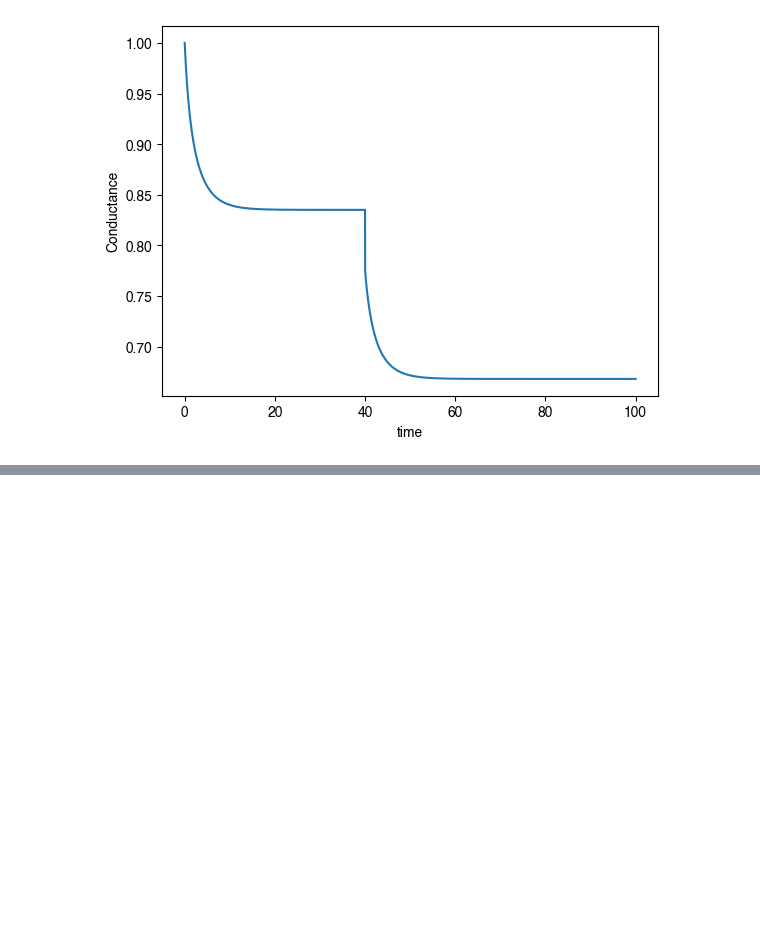
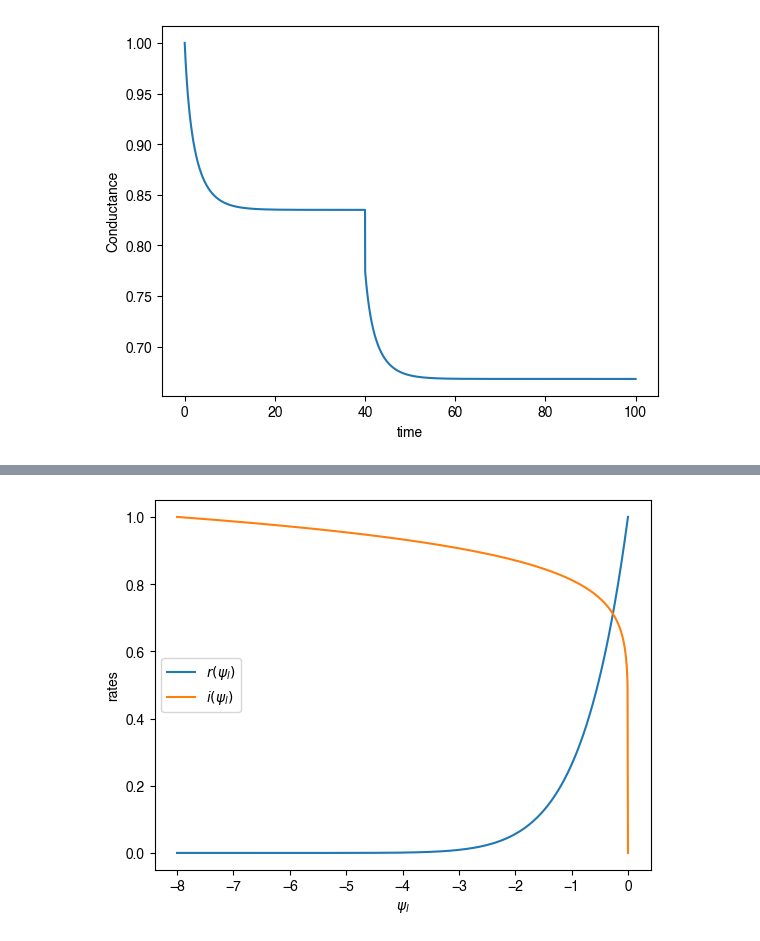
Before and after one commit to CaleBaguley/profit-optimisation-model, a Jupyter notebook: note books/Xylem_growth_and_death_model.ipynb, the cells around one changed output, grey strips where cells are left out. Saved outputs shown, nothing was run; the diff lists cells and outputs as text; code cells hidden in the pictures; blank space fills up the shorter version.

Commit message:
Added description of  recovery and impairment rate dependence on water potential.

```diff
--- a/note books/Xylem_growth_and_death_model.ipynb
+++ b/note books/Xylem_growth_and_death_model.ipynb
@@ -355,13 +355,13 @@ pertibation_step = 4000
 time_step = 0.01
 
 recovery_rate = 0
-damage_rate = 0.1
+imparement_rate = 0.1
 
 growth_rate = 0.1
 death_rate = 0.1
 death_shape = 10
 
-pertibation_damage_rate = 20
+pertibation_imparement_rate = 20
 
 # -- Array setup --
 time  = np.zeros(N_steps)
@@ -376,20 +376,20 @@ k[0] = k_init
 # -- Calcualte initial time steps --
 for i in range(1,pertibation_step):
     time[i] = time[i-1] + time_step
-    f_h[i]   = update_f_h(  f_h[i-1]  , time_step, growth_rate, death_rate, recovery_rate, damage_rate, death_shape)
+    f_h[i]   = update_f_h(  f_h[i-1]  , time_step, growth_rate, death_rate, recovery_rate, imparement_rate, death_shape)
     A_sap[i] = update_A_sap(A_sap[i-1], time_step, growth_rate, death_rate)
     k[i] = update_k(A_sap[i], f_h[i], A_sap_init, f_h_init, k_init)
 
 # -- Apply peribation --
 time[pertibation_step] = time[pertibation_step - 1] + time_step
-f_h[pertibation_step]   = update_f_h(f_h[pertibation_step-1]    , time_step, 0, 0, 0, pertibation_damage_rate, death_shape)
+f_h[pertibation_step]   = update_f_h(f_h[pertibation_step-1]    , time_step, 0, 0, 0, pertibation_imparement_rate, death_shape)
 A_sap[pertibation_step] = update_A_sap(A_sap[pertibation_step-1], time_step, 0, 0)
 k[pertibation_step] = update_k(A_sap[pertibation_step], f_h[pertibation_step], A_sap_init, f_h_init, k_init)
 
 # -- Calculate final time steps --
 for i in range(pertibation_step+1, N_steps):
     time[i] = time[i-1] + time_step
-    f_h[i]   = update_f_h(f_h[i-1]    , time_step, growth_rate, death_rate, recovery_rate, damage_rate, death_shape)
+    f_h[i]   = update_f_h(f_h[i-1]    , time_step, growth_rate, death_rate, recovery_rate, imparement_rate, death_shape)
     A_sap[i] = update_A_sap(A_sap[i-1], time_step, growth_rate, death_rate)
     k[i] = update_k(A_sap[i], f_h[i], A_sap_init, f_h_init, k_init)
 
@@ -429,7 +429,7 @@ pertibation_step = 4000
 time_step = 0.01
 
 recovery_rate = 0
-damage_rate = 0.1
+imparement_rate = 0.1
 
 growth_rate = 0.1
 death_rate = 0.1
@@ -450,7 +450,7 @@ k[0] = k_init
 # -- Calcualte initial time steps --
 for i in range(1,pertibation_step):
     time[i] = time[i-1] + time_step
-    f_h[i]   = update_f_h(  f_h[i-1]  , time_step, growth_rate, death_rate, recovery_rate, damage_rate, death_shape)
+    f_h[i]   = update_f_h(  f_h[i-1]  , time_step, growth_rate, death_rate, recovery_rate, imparement_rate, death_shape)
     A_sap[i] = update_A_sap(A_sap[i-1], time_step, growth_rate, death_rate)
     k[i] = update_k(A_sap[i], f_h[i], A_sap_init, f_h_init, k_init)
 
@@ -463,7 +463,7 @@ k[pertibation_step] = update_k(A_sap[pertibation_step], f_h[pertibation_step], A
 # -- Calculate final time steps --
 for i in range(pertibation_step+1, N_steps):
     time[i] = time[i-1] + time_step
-    f_h[i]   = update_f_h(f_h[i-1]    , time_step, growth_rate, death_rate, recovery_rate, damage_rate, death_shape)
+    f_h[i]   = update_f_h(f_h[i-1]    , time_step, growth_rate, death_rate, recovery_rate, imparement_rate, death_shape)
     A_sap[i] = update_A_sap(A_sap[i-1], time_step, growth_rate, death_rate)
     k[i] = update_k(A_sap[i], f_h[i], A_sap_init, f_h_init, k_init)
 
@@ -491,0 +506,25 @@ plt.show()
+# %%
+def r(psi_l, R, psi_crit, r_shape_param):
+    return R*(1 - psi_l/psi_crit)**r_shape_param
+
+def i(psi_l, I, psi_crit, I_shape_param):
+    return I * (psi_l/psi_crit)**i_shape_param
+
+psi_l_array = np.linspace(0, -8, 1000)
+psi_crit = -8
+R = 1
+I = 1
+r_shape_param = 10
+i_shape_param = 0.1
+
+r_array = r(psi_l_array, R, psi_crit, r_shape_param)
+i_array = i(psi_l_array, I, psi_crit, i_shape_param)
+
+plt.plot(psi_l_array, r_array, label = "$r(\psi_l)$")
+plt.plot(psi_l_array, i_array, label = "$i(\psi_l)$")
+plt.legend()
+plt.xlabel("$\psi_l$")
+plt.ylabel("rates")
+plt.show()
+# %% [output]
+[figure, added]
```
Also changed, not shown: parts of 11 cells of this notebook.
